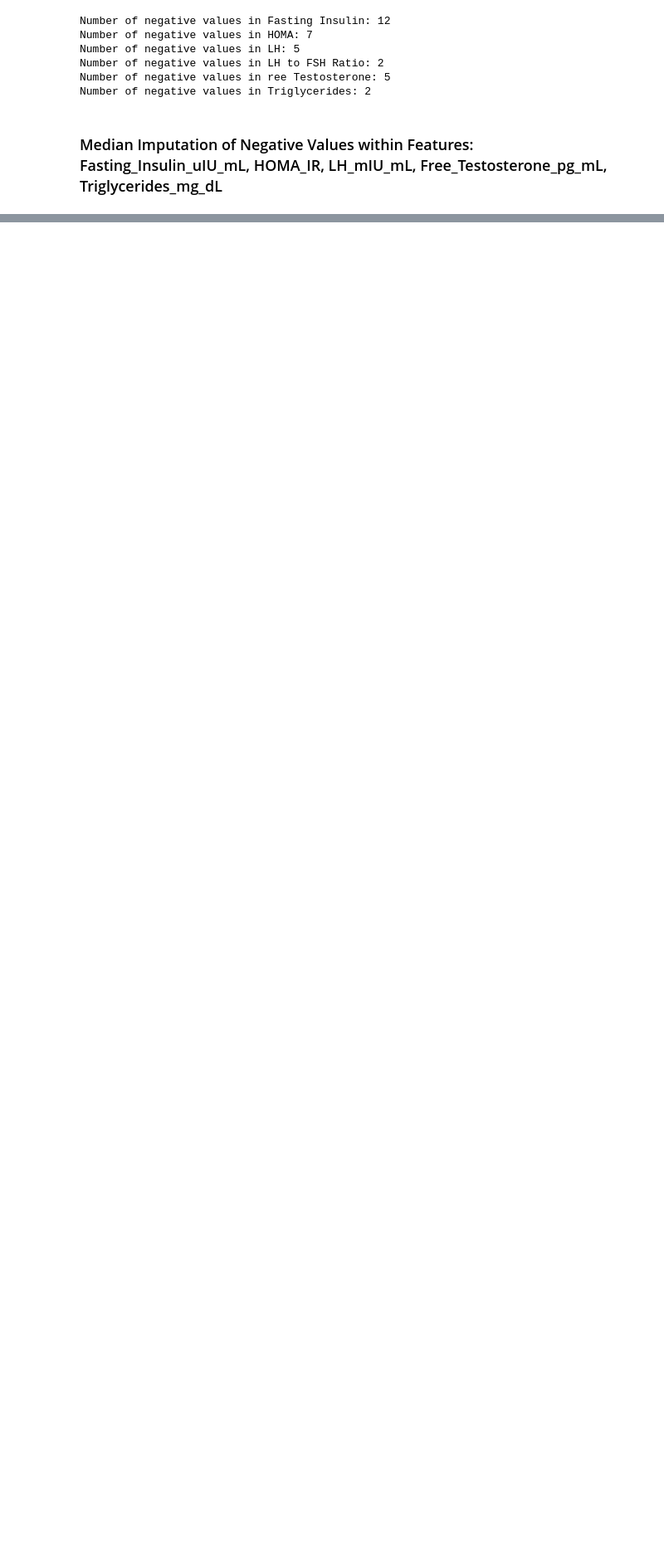
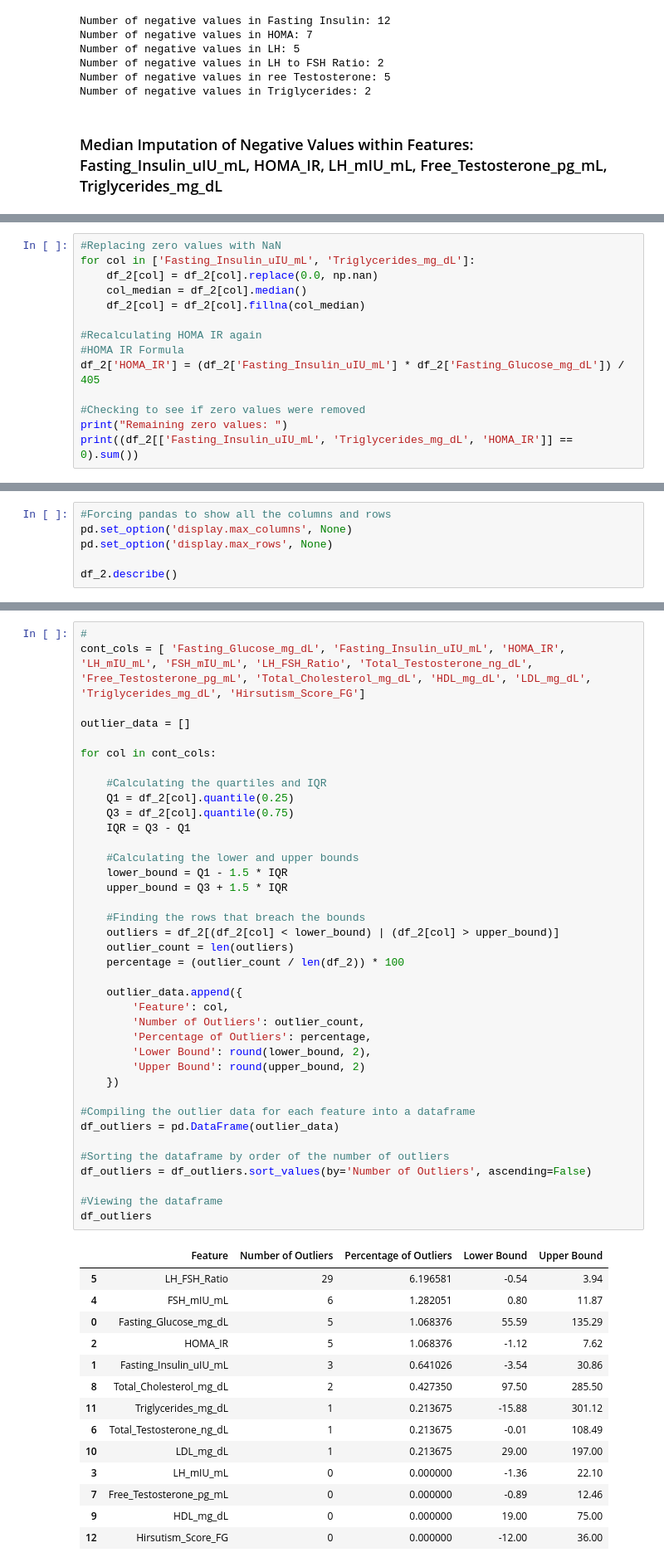
Before and after one commit to lbaxendale/masters_project, a Jupyter notebook: eda.ipynb, the cells around one changed output, grey strips where cells are left out. Shown at 83% size. Saved outputs shown, nothing was run; the diff lists cells and outputs as text; blank space fills up the shorter version.

Commit message:
Cleaned the data and decided to retain outliers for statistical accuracy and I will also back this up with literature discussing hormonal imbalances in PCOS

```diff
--- a/eda.ipynb
+++ b/eda.ipynb
@@ -251,0 +333,14 @@ Number of negative values in Triglycerides: 2
+# %%
+#Replacing zero values with NaN
+for col in ['Fasting_Insulin_uIU_mL', 'Triglycerides_mg_dL']:
+    df_2[col] = df_2[col].replace(0.0, np.nan)
+    col_median = df_2[col].median()
+    df_2[col] = df_2[col].fillna(col_median)
+
+#Recalculating HOMA IR again
+#HOMA IR Formula
+df_2['HOMA_IR'] = (df_2['Fasting_Insulin_uIU_mL'] * df_2['Fasting_Glucose_mg_dL']) / 405
+
+#Checking to see if zero values were removed
+print("Remaining zero values: ")
+print((df_2[['Fasting_Insulin_uIU_mL', 'Triglycerides_mg_dL', 'HOMA_IR']] == 0).sum())
@@ -251,0 +353,6 @@ Number of negative values in Triglycerides: 2
+# %%
+#Forcing pandas to show all the columns and rows
+pd.set_option('display.max_columns', None)
+pd.set_option('display.max_rows', None)
+
+df_2.describe()
@@ -251,0 +371,53 @@ Number of negative values in Triglycerides: 2
+# %%
+#
+cont_cols = [ 'Fasting_Glucose_mg_dL', 'Fasting_Insulin_uIU_mL', 'HOMA_IR', 'LH_mIU_mL', 'FSH_mIU_mL', 'LH_FSH_Ratio', 'Total_Testosterone_ng_dL', 'Free_Testosterone_pg_mL', 'Total_Cholesterol_mg_dL', 'HDL_mg_dL', 'LDL_mg_dL', 'Triglycerides_mg_dL', 'Hirsutism_Score_FG']
+
+outlier_data = []
+
+for col in cont_cols:
+
+    #Calculating the quartiles and IQR
+    Q1 = df_2[col].quantile(0.25)
+    Q3 = df_2[col].quantile(0.75)
+    IQR = Q3 - Q1
+
+    #Calculating the lower and upper bounds
+    lower_bound = Q1 - 1.5 * IQR
+    upper_bound = Q3 + 1.5 * IQR
+
+    #Finding the rows that breach the bounds
+    outliers = df_2[(df_2[col] < lower_bound) | (df_2[col] > upper_bound)]
+    outlier_count = len(outliers)
+    percentage = (outlier_count / len(df_2)) * 100
+
+    outlier_data.append({
+        'Feature': col,
+        'Number of Outliers': outlier_count,
+        'Percentage of Outliers': percentage,
+        'Lower Bound': round(lower_bound, 2),
+        'Upper Bound': round(upper_bound, 2)
+    })
+
+#Compiling the outlier data for each feature into a dataframe
+df_outliers = pd.DataFrame(outlier_data)
+
+#Sorting the dataframe by order of the number of outliers
+df_outliers = df_outliers.sort_values(by='Number of Outliers', ascending=False)
+
+#Viewing the dataframe
+df_outliers
+# %% [output]
+|  | Feature | Number of Outliers | Percentage of Outliers | Lower Bound | Upper Bound |
+| 5 | LH_FSH_Ratio | 29 | 6.196581 | -0.54 | 3.94 |
+| 4 | FSH_mIU_mL | 6 | 1.282051 | 0.80 | 11.87 |
+| 0 | Fasting_Glucose_mg_dL | 5 | 1.068376 | 55.59 | 135.29 |
+| 2 | HOMA_IR | 5 | 1.068376 | -1.12 | 7.62 |
+| 1 | Fasting_Insulin_uIU_mL | 3 | 0.641026 | -3.54 | 30.86 |
+| 8 | Total_Cholesterol_mg_dL | 2 | 0.427350 | 97.50 | 285.50 |
+| 11 | Triglycerides_mg_dL | 1 | 0.213675 | -15.88 | 301.12 |
+| 6 | Total_Testosterone_ng_dL | 1 | 0.213675 | -0.01 | 108.49 |
+| 10 | LDL_mg_dL | 1 | 0.213675 | 29.00 | 197.00 |
+| 3 | LH_mIU_mL | 0 | 0.000000 | -1.36 | 22.10 |
+| 7 | Free_Testosterone_pg_mL | 0 | 0.000000 | -0.89 | 12.46 |
+| 9 | HDL_mg_dL | 0 | 0.000000 | 19.00 | 75.00 |
+| 12 | Hirsutism_Score_FG | 0 | 0.000000 | -12.00 | 36.00 |
```
Also changed, not shown: parts of 14 cells of this notebook.
